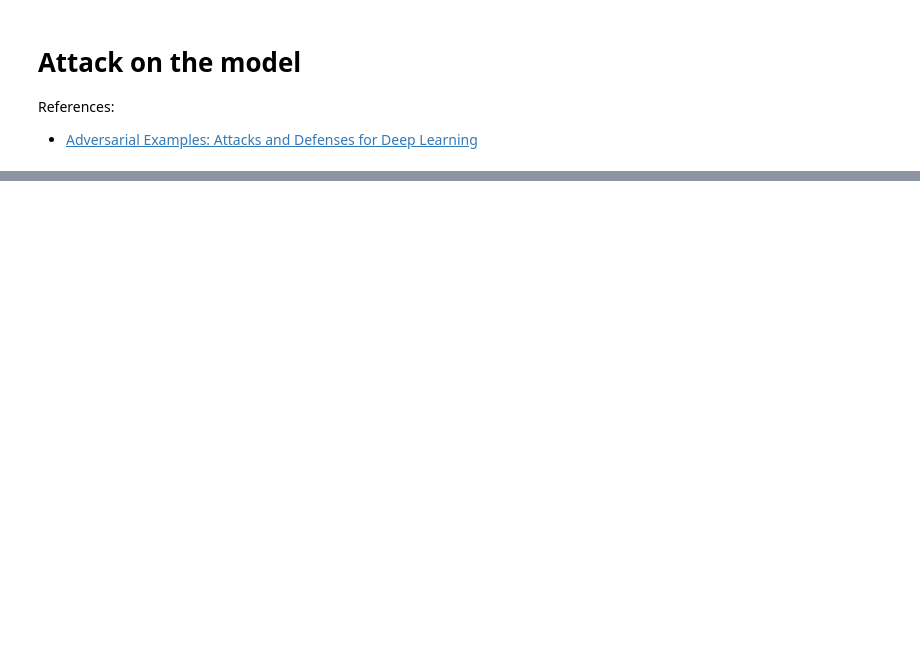
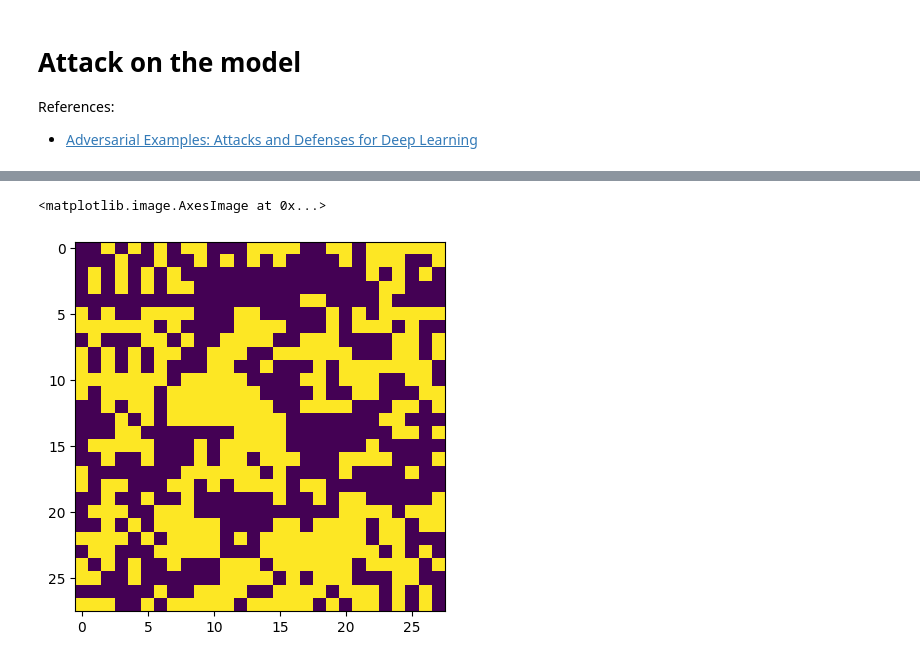
Before and after one commit to cotonne/or-ml-ai-stats, a Jupyter notebook: ai/mnist-LeNet5.ipynb, the cells around one changed output, grey strips where cells are left out. Cells and saved outputs as stored; diff of their text form; code cells hidden in the pictures; blank space fills up the shorter version.

```diff
--- a/ai/mnist-LeNet5.ipynb
+++ b/ai/mnist-LeNet5.ipynb
@@ -186,0 +286,5 @@ x[0, 0, 0], x_delta.grad[0, 0, 0], x_attack[0, 0, 0], torch.linalg.norm(x - x_at
+# %%
+plt.imshow((x_origin - x_attack)[0].numpy())
+# %% [output]
+<matplotlib.image.AxesImage at 0x...>
+[figure, added]
```
Also changed, not shown: parts of 16 cells of this notebook.
